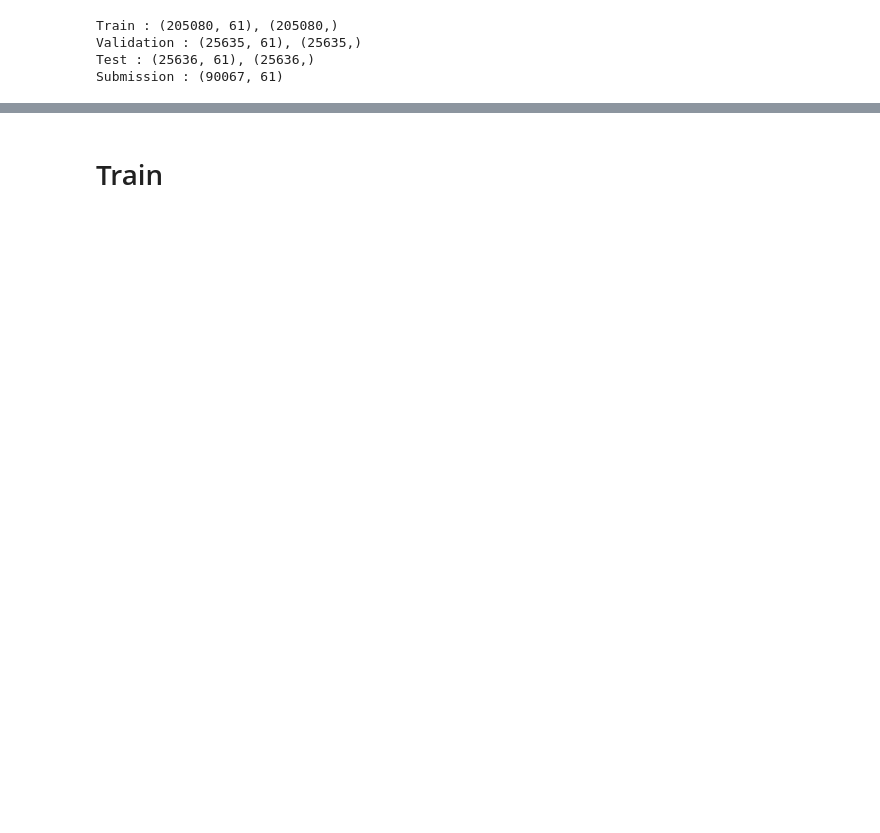
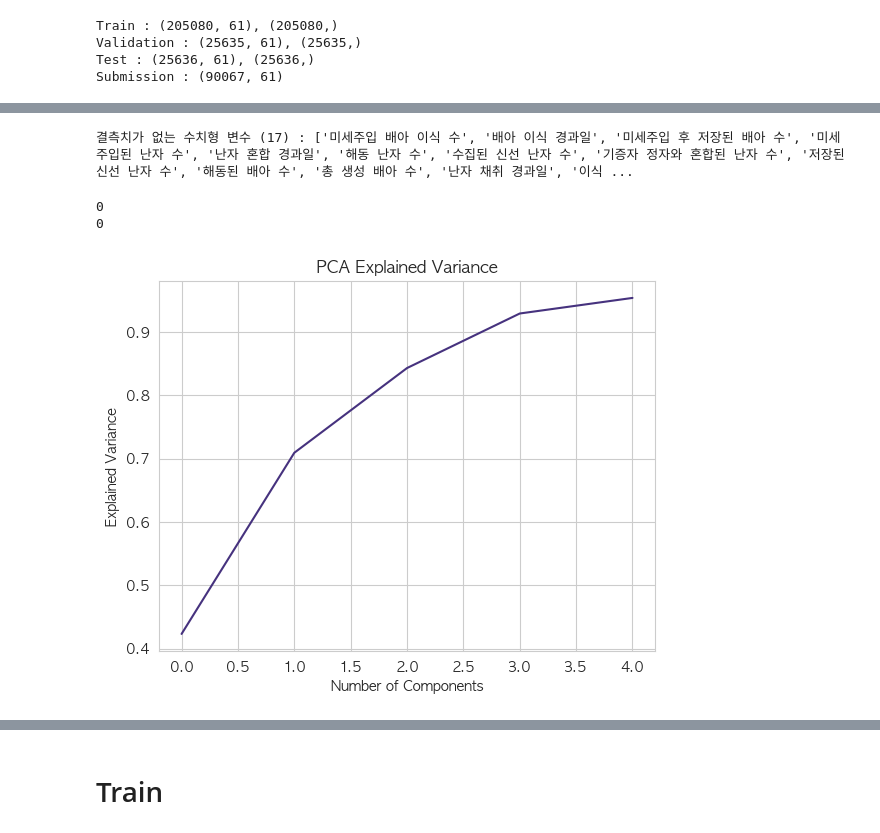
Before and after one commit to LEEINSEO-0118/LG_Aimers_Infertility, a Jupyter notebook: Code/eda.ipynb, the cells around one changed output, grey strips where cells are left out. Drawn from its saved outputs; the diff is of its cells as text; code cells hidden in the pictures; blank space fills up the shorter version.

```diff
--- a/Code/eda.ipynb
+++ b/Code/eda.ipynb
@@ -476,0 +472,37 @@ Submission : (90067, 29)
+# %%
+# 수치형 변수
+numeric_columns_non_null = set(numeric_columns) - set(over_20k_cols)
+numeric_columns_non_null = list(numeric_columns_non_null)
+print(f'결측치가 없는 수치형 변수 ({len(numeric_columns_non_null)}) : {numeric_columns_non_null}')
+# %% [output]
+결측치가 없는 수치형 변수 (17) : ['미세주입 배아 이식 수', '배아 이식 경과일', '미세주입 후 저장된 배아 수', '미세주입된 난자 수', '난자 혼합 경과일', '해동 난자 수', '수집된 신선 난자 수', '기증자 정자와 혼합된 난자 수', '저장된 신선 난자 수', '해동된 배아 수', '총 생성 배아 수', '난자 채취 경과일', '이식 ...
+# %%
+# PCA이후 Null값을 방지하기 위함
+scaler = MinMaxScaler()
+scaler.fit(x_train[numeric_columns_non_null])
+x_train_scaled = scaler.transform(x_train[numeric_columns_non_null])
+x_val_scaled = scaler.transform(x_val[numeric_columns_non_null])
+x_test_scaled = scaler.transform(x_test[numeric_columns_non_null])
+x_test_encoded_scaled = scaler.transform(x_test_encoded[numeric_columns_non_null])
+# %%
+pca = PCA(n_components=5) # 95% 이상의 분산을 설명하는 최소한의 차원을 선택하기
+pca.fit(x_train_scaled)
+x_train_pca = pca.transform(x_train_scaled)
+x_val_pca = pca.transform(x_val_scaled)
+x_test_pca = pca.transform(x_test_scaled)
+x_test_encoded_pca = pca.transform(x_test_encoded_scaled)
+# %%
+print(np.isnan(x_train_pca).sum())  # NaN 개수 확인
+print(np.isinf(x_train_pca).sum())  # inf 개수 확인.
+# %% [output]
+0
+0
+# %%
+explained_variance = np.cumsum(pca.explained_variance_ratio_)
+plt.plot(explained_variance)
+plt.xlabel("Number of Components")
+plt.ylabel("Explained Variance")
+plt.title("PCA Explained Variance")
+plt.show()
+# %% [output]
+[figure, added]
```
Also changed, not shown: parts of 28 cells of this notebook.
